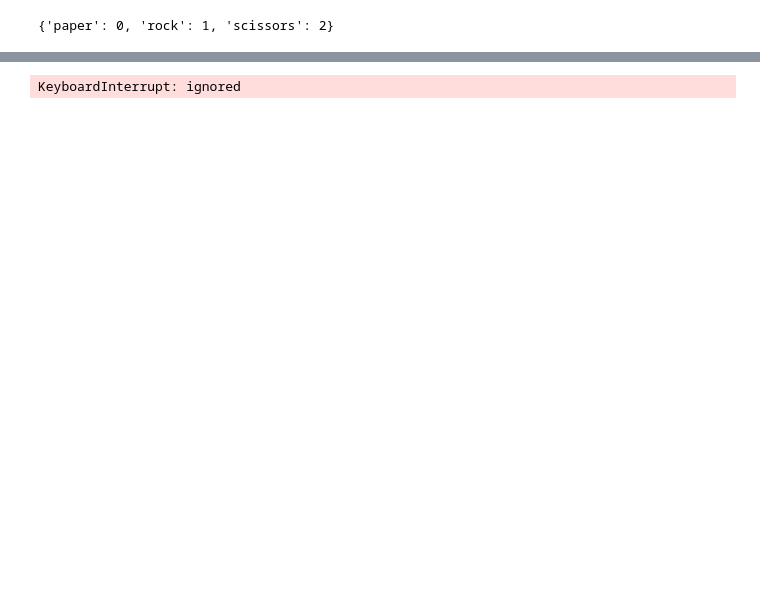
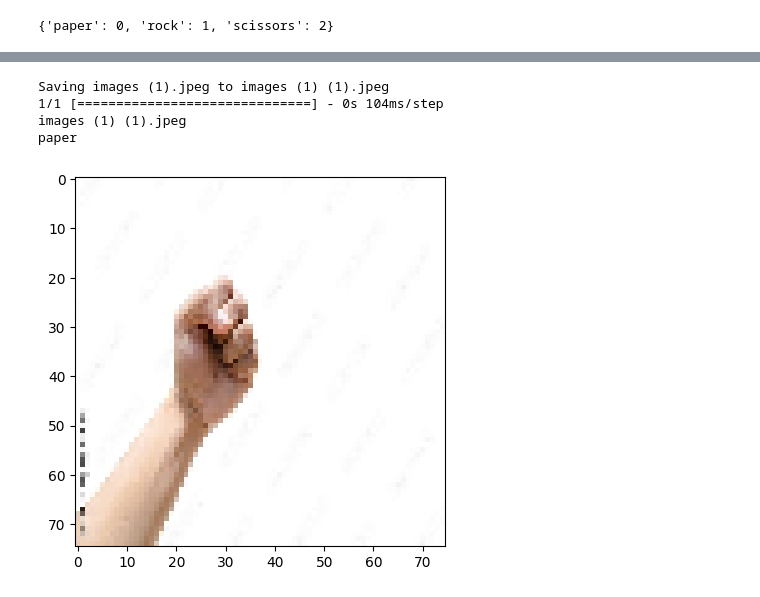
Before and after one commit to Asepharyana71/Belajar-MachineLearning, a Jupyter notebook: latihan_klasifikasi_gambar_asephs.ipynb, the cells around one changed output, grey strips where cells are left out. Cells and saved outputs as stored; diff of their text form; code cells hidden in the pictures; blank space fills up the shorter version.

```diff
--- a/latihan_klasifikasi_gambar_asephs.ipynb
+++ b/latihan_klasifikasi_gambar_asephs.ipynb
@@ -178,32 +192,36 @@ import matplotlib.image as mpimg
 import matplotlib.pyplot as plt
 import matplotlib.image as mpimg
 %matplotlib inline
 
 # mengupload file, trus ditampung disini
 uploaded = files.upload()
 
 for fn in uploaded.keys():
 
   # predicting images
   path = fn
   # memilih file gambar secara interaktif
-  img = image.load_img(path, target_size=(150,150))
+  img = image.load_img(path, target_size=(75,75))
   imgplot = plt.imshow(img)
   x = image.img_to_array(img)
   x = np.expand_dims(x, axis=0)
 
   # resize gambar dan mengubahnya menjadi larik numpy
   images = np.vstack([x])
   classes = model.predict(images, batch_size=10)
   outclass = np.argmax(classes)
 
   print(fn)
   if outclass == 0:
     print('paper')
   elif outclass == 1:
     print('rock')
   else:
     print('scissors')
 # %% [output]
 [interactive output not drawn]
-KeyboardInterrupt: ignored
+Saving images (1).jpeg to images (1) (1).jpeg
+1/1 [==============================] - 0s 104ms/step
+images (1) (1).jpeg
+paper
+[figure, added]
```
Also changed, not shown: parts of 11 cells of this notebook.
